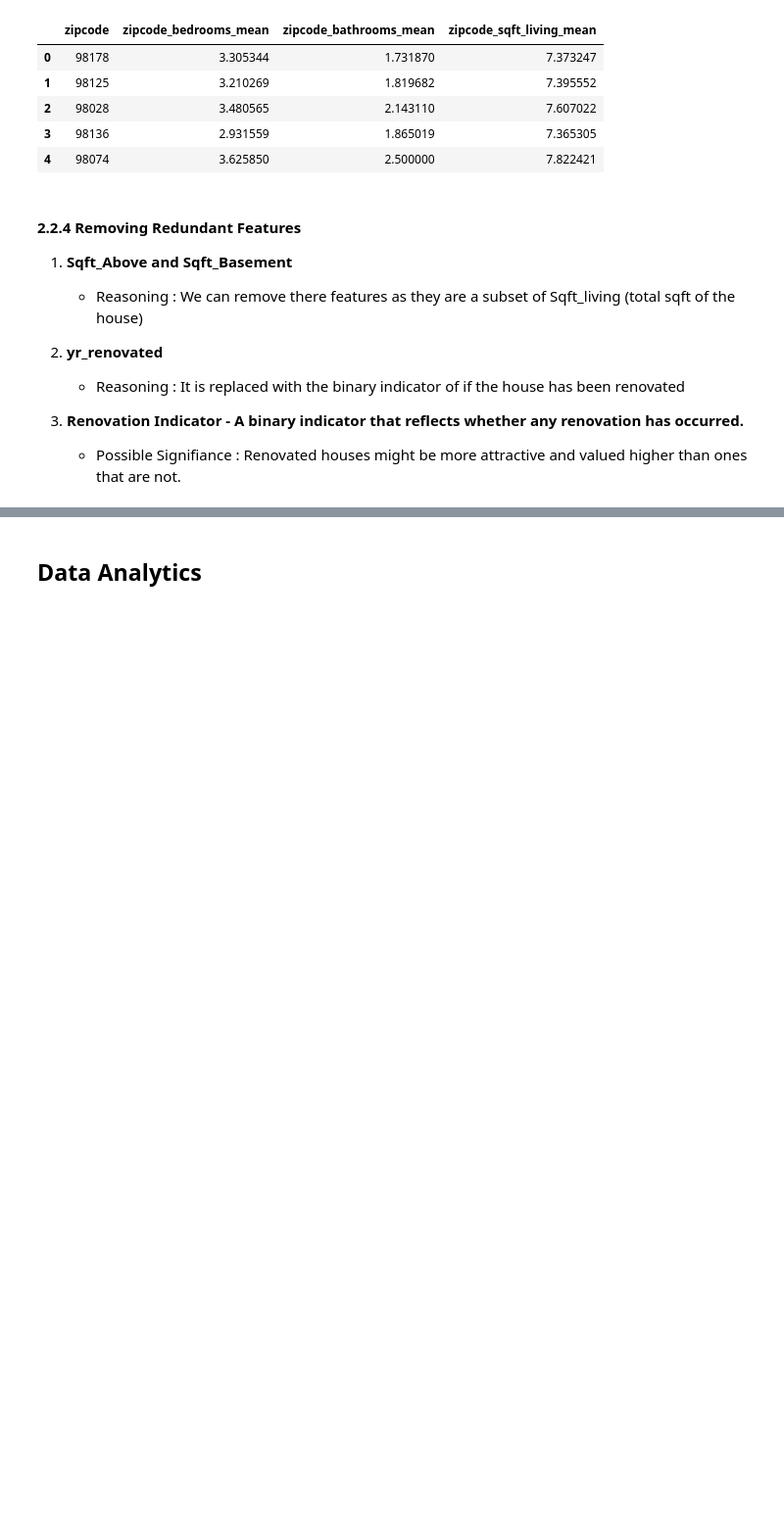
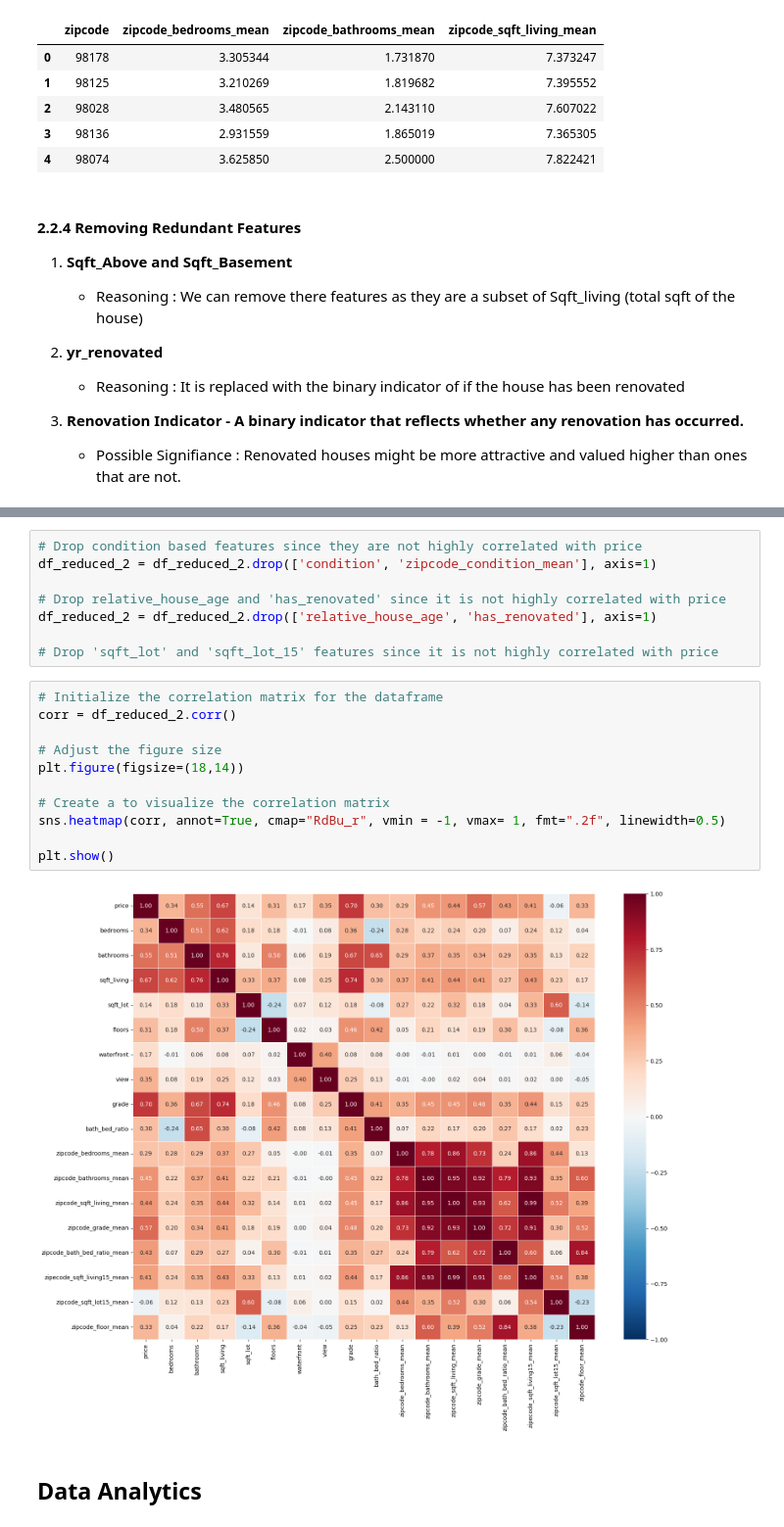
Before and after one commit to alexmakh12/fall23-cs577-project, a Jupyter notebook: src/models/main.ipynb, the cells around one changed output, grey strips where cells are left out. Shown at 98% size. Cells and saved outputs as stored; diff of their text form; blank space fills up the shorter version.

```diff
--- a/src/models/main.ipynb
+++ b/src/models/main.ipynb
@@ -685,3 +735,24 @@ plt.show()
+# %%
+# Drop condition based features since they are not highly correlated with price
+df_reduced_2 = df_reduced_2.drop(['condition', 'zipcode_condition_mean'], axis=1)
+
+# Drop relative_house_age and 'has_renovated' since it is not highly correlated with price
+df_reduced_2 = df_reduced_2.drop(['relative_house_age', 'has_renovated'], axis=1)
+
+# Drop 'sqft_lot' and 'sqft_lot_15' features since it is not highly correlated with price
+# %%
+# Initialize the correlation matrix for the dataframe
+corr = df_reduced_2.corr()
+
+# Adjust the figure size
+plt.figure(figsize=(18,14))
+
+# Create a to visualize the correlation matrix
+sns.heatmap(corr, annot=True, cmap="RdBu_r", vmin = -1, vmax= 1, fmt=".2f", linewidth=0.5)
+
+plt.show()
+# %% [output]
+[figure, added]
 # %% [markdown]
 ## **Data Analytics**
 # %% [markdown]
```
Also changed, not shown: parts of 15 cells of this notebook.
